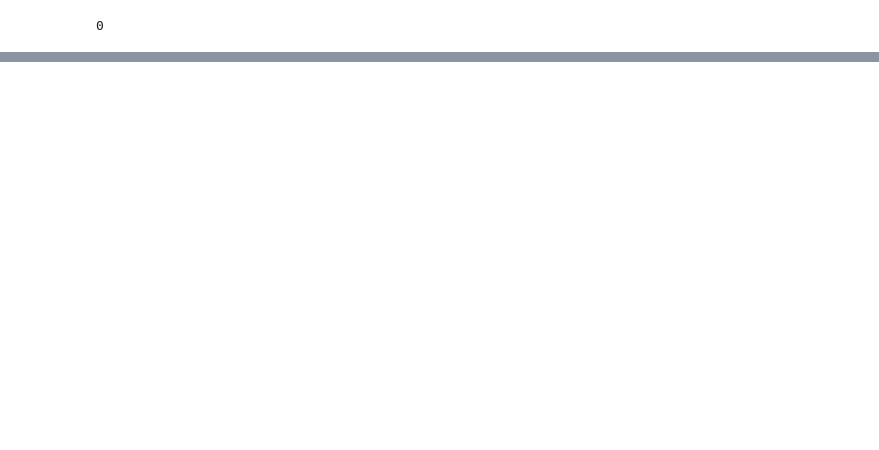
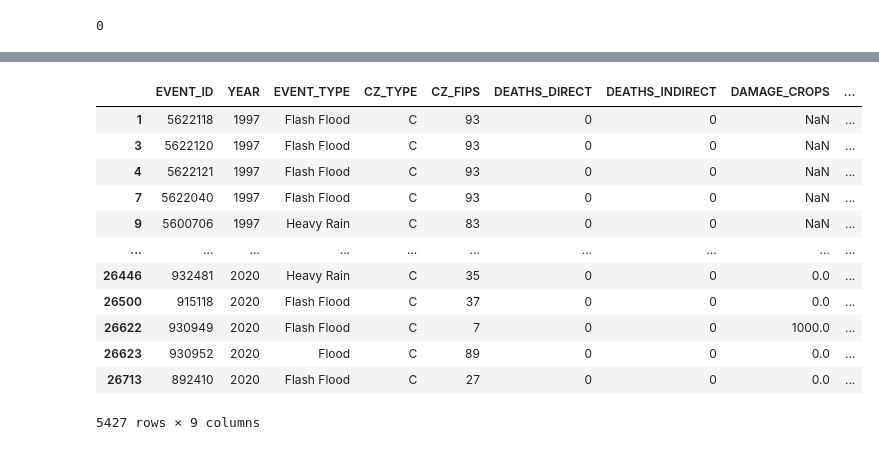
Before and after one commit to Eagle-Rock-Analytics/carb-climate-index, a Jupyter notebook: scripts/data_metric_calc/climate_flood_loss.ipynb, the cells around one changed output, grey strips where cells are left out. Cells and saved outputs as stored; diff of their text form; code cells hidden in the pictures; blank space fills up the shorter version.

```diff
--- a/scripts/data_metric_calc/climate_flood_loss.ipynb
+++ b/scripts/data_metric_calc/climate_flood_loss.ipynb
@@ -146,0 +135,9 @@ array([0, 3, 1, 2], dtype=int64)
+# %%
+# there is a small percentage of the data with lat & lon entries, so we will use county entries within the CZ_TYPE and CZ_FIPS
+# turther filter for county events (CZ_TYPE == 'C')
+flood_county_events = flood_events[flood_events['CZ_TYPE'].isin(cz_type_county)]
+
+flood_county_events = flood_county_events.copy()
+flood_county_event_filtered = flood_county_events.drop(columns=['BEGIN_LAT', 'BEGIN_LON'])
+# display the updated DataFrame
+flood_county_event_filtered
@@ -170,0 +228,20 @@ flood_county_deaths
+# %%
+# sum indirect and direct deaths to create total fatalies column
+flood_county_event_filtered['total_fatalities'] = flood_county_event_filtered['DEATHS_DIRECT'] + flood_county_event_filtered['DEATHS_INDIRECT']
+flood_county_event_filtered['DAMAGE_CROPS'] = pd.to_numeric(flood_county_event_filtered['DAMAGE_CROPS'])
+
+flood_county_event_filtered
+# %% [output]
+|  | EVENT_ID | YEAR | EVENT_TYPE | CZ_TYPE | CZ_FIPS | DEATHS_DIRECT | DEATHS_INDIRECT | DAMAGE_CROPS | ... |
+| 1 | 5622118 | 1997 | Flash Flood | C | 93 | 0 | 0 | NaN | ... |
+| 3 | 5622120 | 1997 | Flash Flood | C | 93 | 0 | 0 | NaN | ... |
+| 4 | 5622121 | 1997 | Flash Flood | C | 93 | 0 | 0 | NaN | ... |
+| 7 | 5622040 | 1997 | Flash Flood | C | 93 | 0 | 0 | NaN | ... |
+| 9 | 5600706 | 1997 | Heavy Rain | C | 83 | 0 | 0 | NaN | ... |
+| ... | ... | ... | ... | ... | ... | ... | ... | ... | ... |
+| 26446 | 932481 | 2020 | Heavy Rain | C | 35 | 0 | 0 | 0.0 | ... |
+| 26500 | 915118 | 2020 | Flash Flood | C | 37 | 0 | 0 | 0.0 | ... |
+| 26622 | 930949 | 2020 | Flash Flood | C | 7 | 0 | 0 | 1000.0 | ... |
+| 26623 | 930952 | 2020 | Flood | C | 89 | 0 | 0 | 0.0 | ... |
+| 26713 | 892410 | 2020 | Flash Flood | C | 27 | 0 | 0 | 0.0 | ... |
+5427 rows × 9 columns
```
Also changed, not shown: parts of 24 cells of this notebook.
